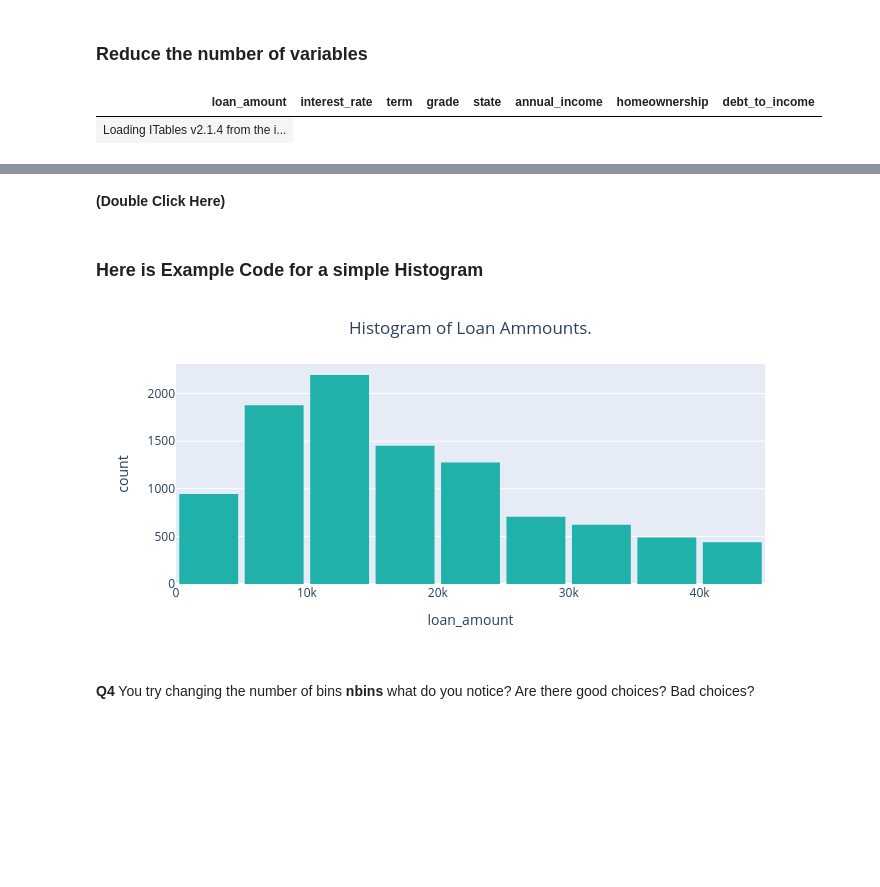
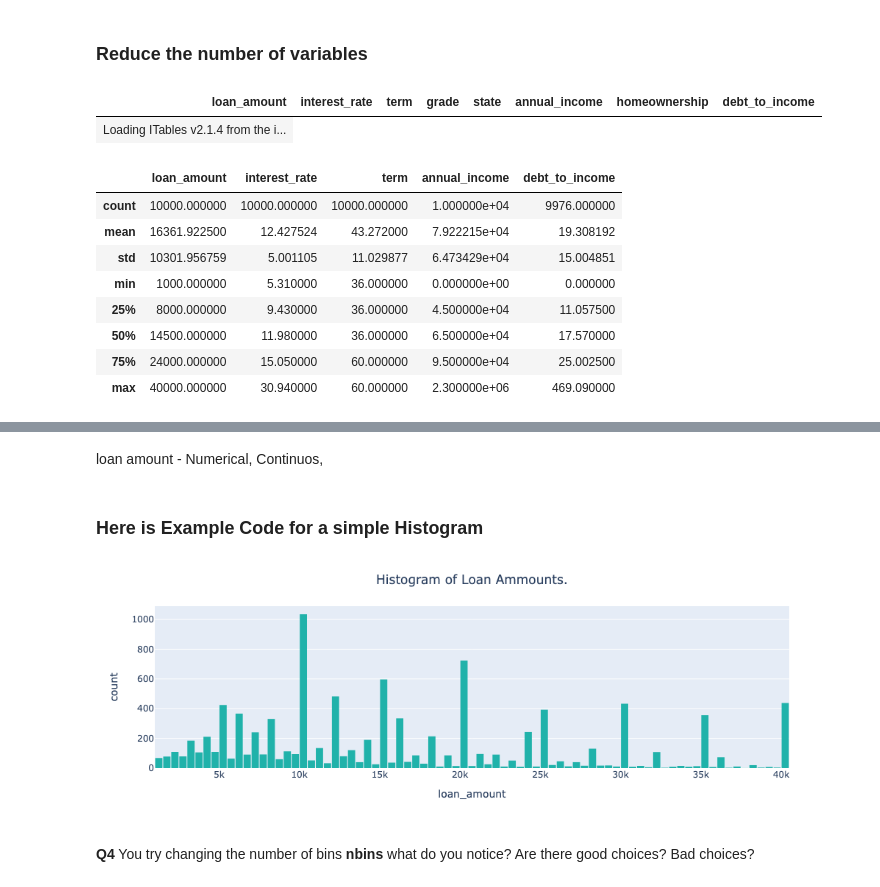
Before and after one commit to urielmartinez09/Day4, a Jupyter notebook: Day4-HW.ipynb, the cells around one changed output, grey strips where cells are left out. Saved outputs shown, nothing was run; the diff lists cells and outputs as text; code cells hidden in the pictures; blank space fills up the shorter version.

```diff
--- a/Day4-HW.ipynb
+++ b/Day4-HW.ipynb
@@ -64,9 +71,19 @@ my_variables = ['loan_amount',
 DF = DF[my_variables]
 
 show(DF)
+DF.describe()
 # %% [output]
 | loan_amount | interest_rate | term | grade | state | annual_income | homeownership | debt_to_income |
 | Loading ITables v2.1.4 from the i... |
+|  | loan_amount | interest_rate | term | annual_income | debt_to_income |
+| count | 10000.000000 | 10000.000000 | 10000.000000 | 1.000000e+04 | 9976.000000 |
+| mean | 16361.922500 | 12.427524 | 43.272000 | 7.922215e+04 | 19.308192 |
+| std | 10301.956759 | 5.001105 | 11.029877 | 6.473429e+04 | 15.004851 |
+| min | 1000.000000 | 5.310000 | 36.000000 | 0.000000e+00 | 0.000000 |
+| 25% | 8000.000000 | 9.430000 | 36.000000 | 4.500000e+04 | 11.057500 |
+| 50% | 14500.000000 | 11.980000 | 36.000000 | 6.500000e+04 | 17.570000 |
+| 75% | 24000.000000 | 15.050000 | 60.000000 | 9.500000e+04 | 25.002500 |
+| max | 40000.000000 | 30.940000 | 60.000000 | 2.300000e+06 | 469.090000 |
 # %% [markdown]
 **Q3** Check out each of the variables (columns):
 
@@ -78,21 +94,21 @@ show(DF)
 
 -----------------------------------------
 # %% [markdown]
-**(Double Click Here)**
+loan amount - Numerical, Continuos,
 # %% [markdown]
 ### Here is Example Code for a simple Histogram
 # %%
 fig = px.histogram(DF,
-                   nbins=10,
+                   nbins=100,
                    x='loan_amount',
                    color_discrete_sequence=['lightseagreen'])
 
 fig.update_layout(bargap=0.1,
                   title='Histogram of Loan Ammounts.',
                   title_x=0.5)
 fig.show()
 # %% [output]
-[figure, old version]
+[figure, new version]
 # %% [markdown]
 **Q4** You try changing the number of bins **nbins** what do you notice? Are there good choices? Bad choices?
 # %%
```
Also changed, not shown: parts of 15 cells of this notebook.
